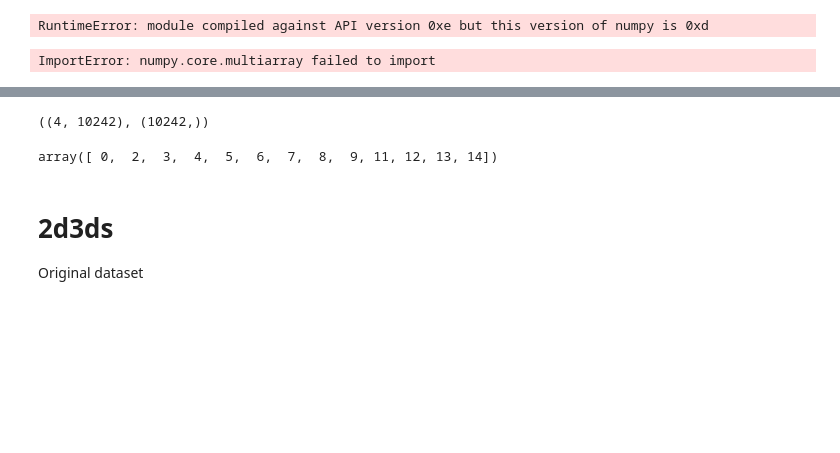
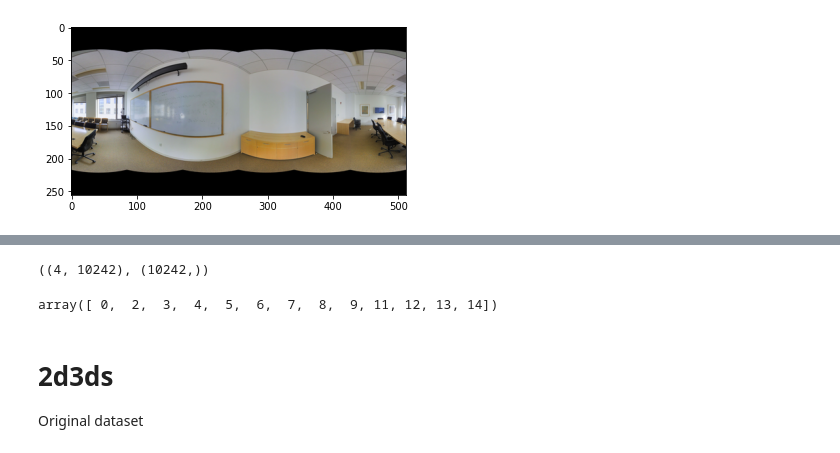
Before and after one commit to QiangZiBro/spherical_image_segmentation_tutorial, a Jupyter notebook: spherical_image_segmentation.ipynb, the cells around one changed output, grey strips where cells are left out. Saved outputs shown, nothing was run; the diff lists cells and outputs as text; code cells hidden in the pictures; blank space fills up the shorter version.

Commit message:
dependency for numpy, add tensorbay for GAS

```diff
--- a/spherical_image_segmentation.ipynb
+++ b/spherical_image_segmentation.ipynb
@@ -31,21 +14,26 @@ Successfully installed click-8.0.1 filetype-1.0.7 numpy-1.21.2 numpy-quaternion-
 # %%
+# refer: https://gas.graviti.cn/tensorbay/developer
+
 from tensorbay import GAS
 from tensorbay.dataset import Segment
 
 # Authorize a GAS client.
-gas = GAS('<YOUR_ACCESS_KEY>')
+gas = GAS(KEY)
 
 # Get a dataset client.
 dataset_client = gas.get_dataset("SphericalSegmentation")
 
 # List dataset segments.
 segments = dataset_client.list_segment_names()
 
 # Get a segment by name
-segment = Segment("rgb", dataset_client)
-for data in segment:
-    fp = data.open()
-    # Use the data as you like.
+rgb = Segment("rgb", dataset_client)
+depth = Segment("depth", dataset_client)
+for data in rgb:
+    with data.open() as fp:
+        image = Image.open(fp)
+        width, height = image.size
+        plt.imshow(image)
+    break
 # %% [output]
-RuntimeError: module compiled against API version 0xe but this version of numpy is 0xd
-ImportError: numpy.core.multiarray failed to import
+[figure, added]
```
Also changed, not shown: parts of 5 cells of this notebook, 3 other files.
